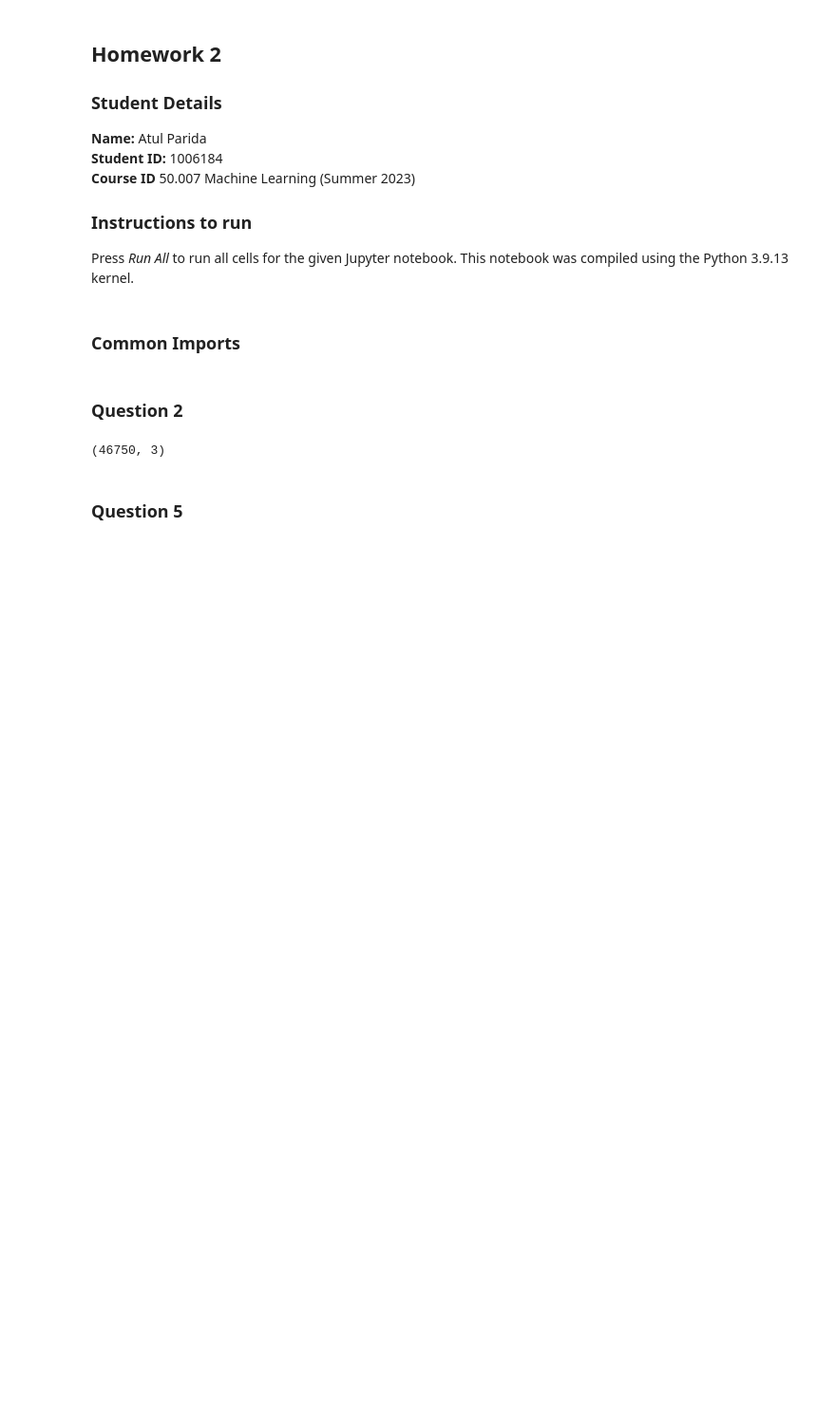
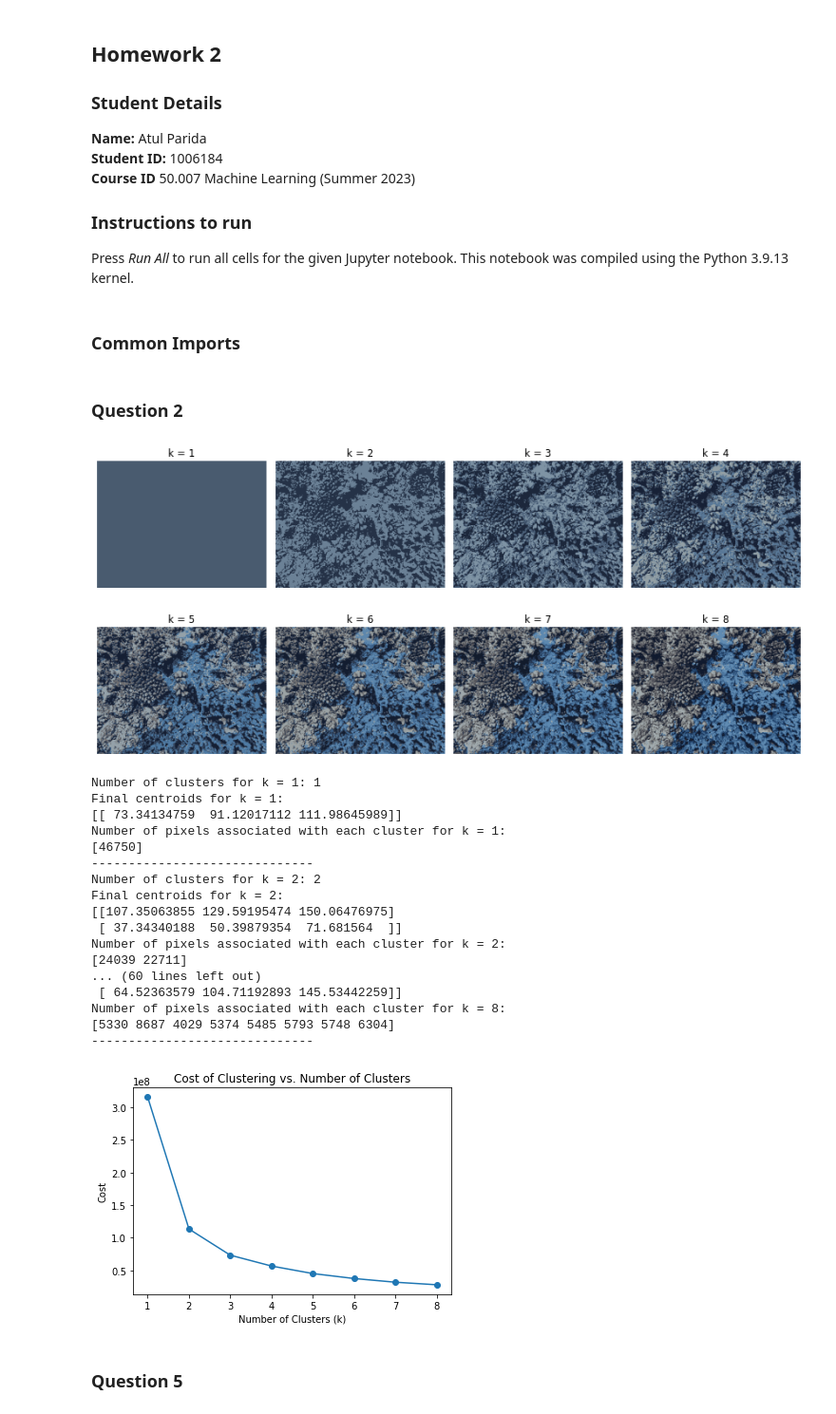
Before and after one commit to T2LIPthedeveloper/Homework, a Jupyter notebook: 50.007_ML/HW2/hw2-questions.ipynb, the cells around one changed output. Shown at 95% size. Drawn from its saved outputs; the diff is of its cells as text; code cells hidden in the pictures; blank space fills up the shorter version.

```diff
--- a/50.007_ML/HW2/hw2-questions.ipynb
+++ b/50.007_ML/HW2/hw2-questions.ipynb
@@ -33,7 +33,5 @@ img = pil.Image.open(data_path)
 img = np.array(img)
 
 # convert into 2D array - format: pixels x RGB
-img = img.reshape(-1, 3)
-img.shape
+num_pixels = img.shape[0] * img.shape[1]
+reshaped_img = img.reshape(num_pixels, 3)
-# %% [output]
-(46750, 3)
@@ -82,2 +73,66 @@ class KMeans:
+# %%
+# Run KMeans for k = 1 to k = 8 on the image
+k_values = range(1, 9)
+results = []
+
+for k in k_values:
+    kmeans = KMeans(k=k, random_state=42)
+    kmeans.fit(reshaped_img)
+
+    centroids = kmeans.centroids
+    cluster_labels = kmeans.cluster_labels
+    cluster_counts = kmeans.cluster_counts
+
+    results.append((k, centroids, cluster_labels, cluster_counts))
+
+# Visualize the results
+fig, axes = plt.subplots(2, 4, figsize=(12, 6))
+axes = axes.ravel()
+
+for i, (k, centroids, cluster_labels, _) in enumerate(results):
+    clustered_image_array = centroids[cluster_labels]
+    clustered_image = clustered_image_array.reshape(img.shape).astype(np.uint8)
+
+    axes[i].imshow(clustered_image)
+    axes[i].set_title(f"k = {k}")
+    axes[i].axis("off")
+
+plt.tight_layout()
+plt.show()
+
+# Print the requested information for each case
+for k, centroids, cluster_labels, cluster_counts in results:
+    print(f"Number of clusters for k = {k}: {len(np.unique(cluster_labels))}")
+    print(f"Final centroids for k = {k}:\n{centroids}")
+    print(f"Number of pixels associated with each cluster for k = {k}:\n{cluster_counts}")
+    print("-" * 30)
+
+# Plot the cost of clustering as a function of k
+costs = [np.sum((reshaped_img - centroids[labels]) ** 2) for _, centroids, labels, _ in results]
+plt.plot(k_values, costs, marker="o")
+plt.xlabel("Number of Clusters (k)")
+plt.ylabel("Cost")
+plt.title("Cost of Clustering vs. Number of Clusters")
+plt.show()
+# %% [output]
+[figure, added]
+Number of clusters for k = 1: 1
+Final centroids for k = 1:
+[[ 73.34134759  91.12017112 111.98645989]]
+Number of pixels associated with each cluster for k = 1:
+[46750]
+------------------------------
+Number of clusters for k = 2: 2
+Final centroids for k = 2:
+[[107.35063855 129.59195474 150.06476975]
+ [ 37.34340188  50.39879354  71.681564  ]]
+Number of pixels associated with each cluster for k = 2:
+[24039 22711]
+... (60 lines left out)
+ [ 64.52363579 104.71192893 145.53442259]]
+Number of pixels associated with each cluster for k = 8:
+[5330 8687 4029 5374 5485 5793 5748 6304]
+------------------------------
+[figure, added]
 # %% [markdown]
 ### Question 5
```
Also changed, not shown: parts of 2 cells of this notebook.
